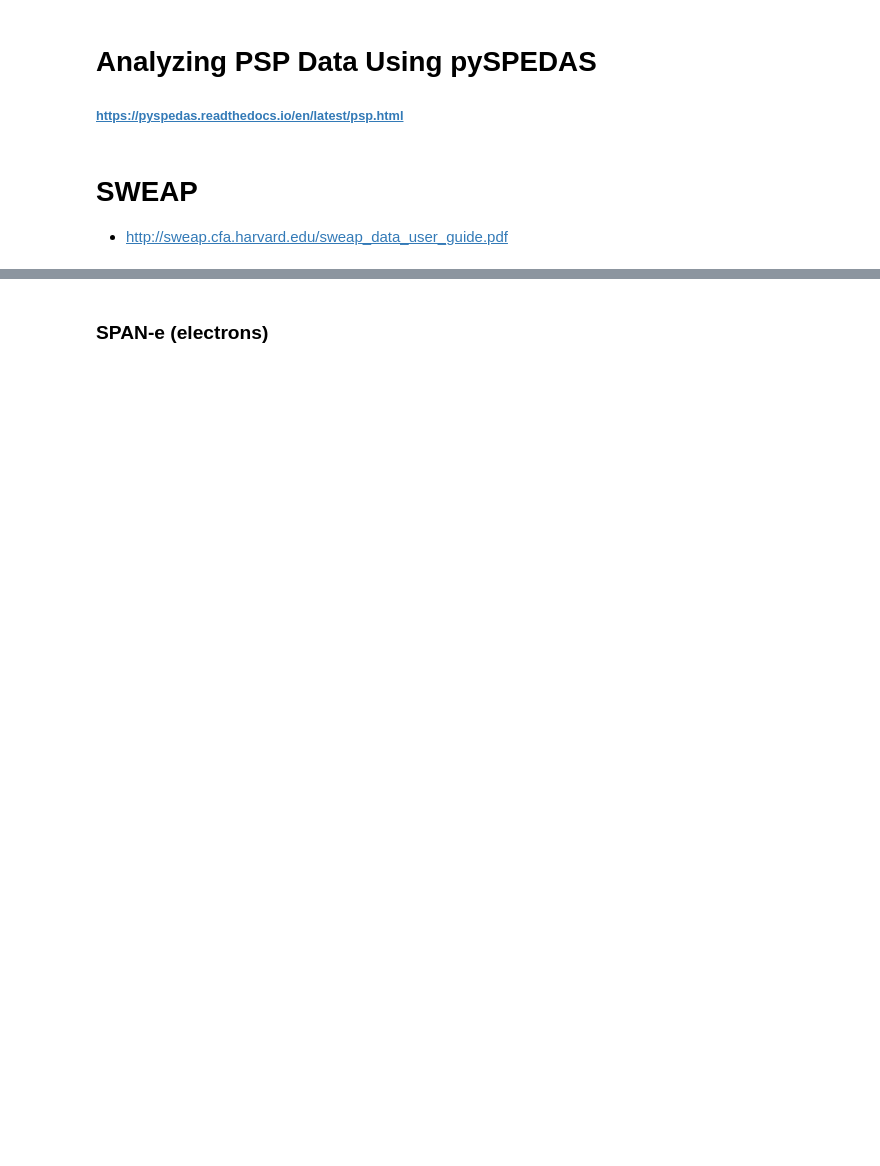
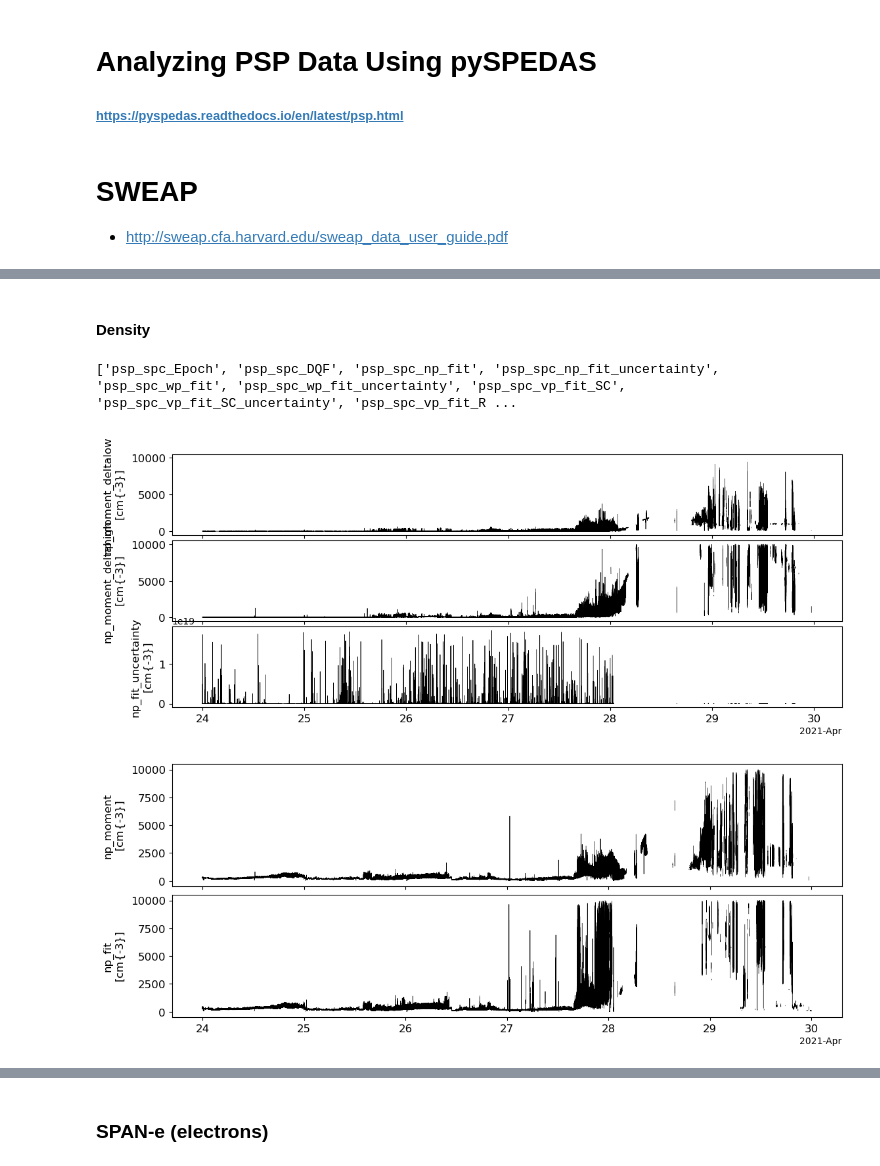
Before and after one commit to adamzhen/Project-Icarus-Official, a Jupyter notebook: pyspedas_data_analysis.ipynb, the cells around one changed output, grey strips where cells are left out. Drawn from its saved outputs; the diff is of its cells as text; code cells hidden in the pictures; blank space fills up the shorter version.

```diff
--- a/pyspedas_data_analysis.ipynb
+++ b/pyspedas_data_analysis.ipynb
@@ -73,0 +80,10 @@ Using LEVEL=L3
+# %% [markdown]
+#### Density
+# %%
+print(spc_vars)
+tplot(['psp_spc_np_moment_deltalow', 'psp_spc_np_moment_deltahigh', 'psp_spc_np_fit_uncertainty'])
+tplot(['psp_spc_np_moment','psp_spc_np_fit'])
+# %% [output]
+['psp_spc_Epoch', 'psp_spc_DQF', 'psp_spc_np_fit', 'psp_spc_np_fit_uncertainty', 'psp_spc_wp_fit', 'psp_spc_wp_fit_uncertainty', 'psp_spc_vp_fit_SC', 'psp_spc_vp_fit_SC_uncertainty', 'psp_spc_vp_fit_R ...
+[figure, added]
+[figure, added]
```
Also changed, not shown: parts of 9 cells of this notebook, 21 other files.
